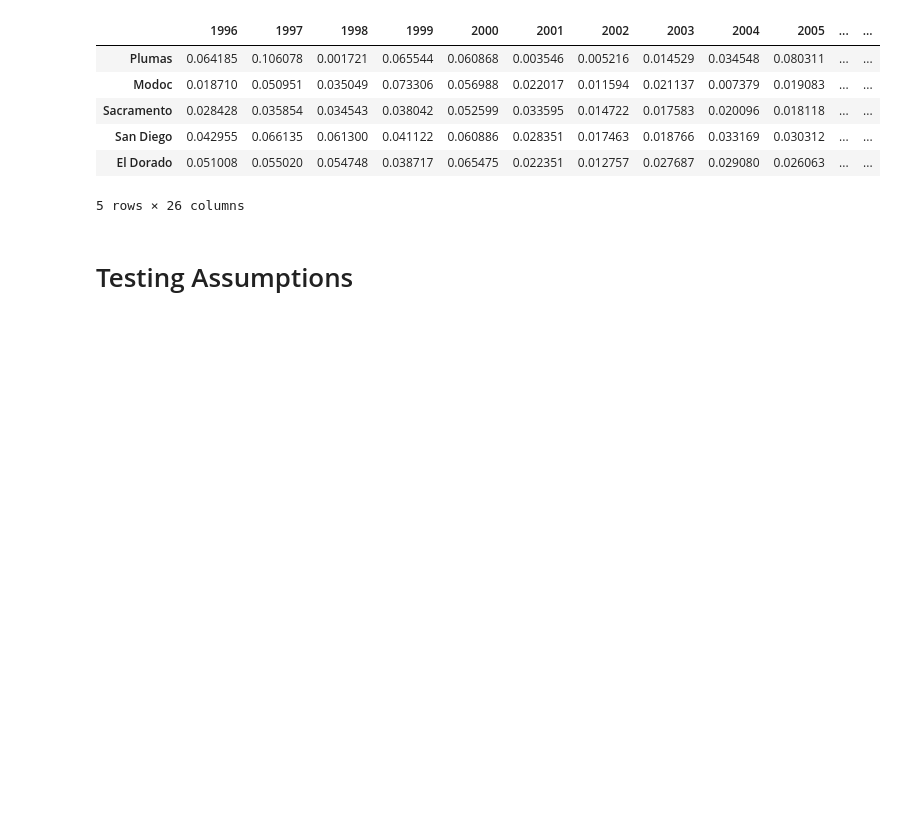
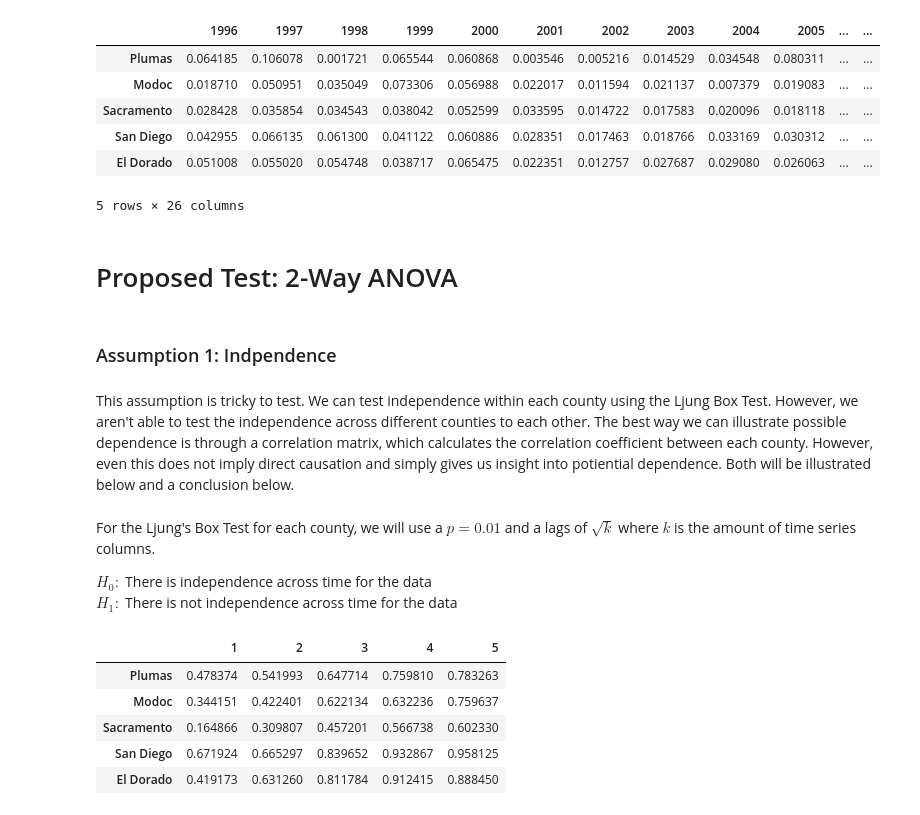
Before and after one commit to aindraga/Math189_FinalProject, a Jupyter notebook: final_project.ipynb, the cells around one changed output. Cells and saved outputs as stored; diff of their text form; code cells hidden in the pictures; blank space fills up the shorter version.

Commit message:
Independence Assumption

```diff
--- a/final_project.ipynb
+++ b/final_project.ipynb
@@ -62,5 +65,30 @@ pct_change_df.head()
 | San Diego | 0.042955 | 0.066135 | 0.061300 | 0.041122 | 0.060886 | 0.028351 | 0.017463 | 0.018766 | 0.033169 | 0.030312 | ... | ... |
 | El Dorado | 0.051008 | 0.055020 | 0.054748 | 0.038717 | 0.065475 | 0.022351 | 0.012757 | 0.027687 | 0.029080 | 0.026063 | ... | ... |
 5 rows × 26 columns
-# %% [markdown]
-# Testing Assumptions
+# %% [markdown]
+# Proposed Test: 2-Way ANOVA
+# %% [markdown]
+### Assumption 1: Indpendence
+# %% [markdown]
+This assumption is tricky to test. We can test independence within each county using the Ljung Box Test. However, we aren't able to test the independence across different counties to each other. The best way we can illustrate possible dependence is through a correlation matrix, which calculates the correlation coefficient between each county. However, even this does not imply direct causation and simply gives us insight into potiential dependence. Both will be illustrated below and a conclusion below.
+# %% [markdown]
+For the Ljung's Box Test for each county, we will use a $p = 0.01$ and a lags of $\sqrt{k}$ where $k$ is the amount of time series columns.
+
+$H_0:$ There is independence across time for the data <br>
+$H_1:$ There is not independence across time for the data
+# %%
+county_box_df = pd.DataFrame()
+lags = round(np.sqrt(len(pct_change_df.columns)))
+for county in pct_change_df.index:
+    current_df = acorr_ljungbox(pct_change_df.loc[county], lags=lags)
+    county_box_df[county] = current_df["lb_pvalue"]
+
+county_box_df = county_box_df.T
+county_box_df.head()
+# %% [output]
+|  | 1 | 2 | 3 | 4 | 5 |
+| Plumas | 0.478374 | 0.541993 | 0.647714 | 0.759810 | 0.783263 |
+| Modoc | 0.344151 | 0.422401 | 0.622134 | 0.632236 | 0.759637 |
+| Sacramento | 0.164866 | 0.309807 | 0.457201 | 0.566738 | 0.602330 |
+| San Diego | 0.671924 | 0.665297 | 0.839652 | 0.932867 | 0.958125 |
+| El Dorado | 0.419173 | 0.631260 | 0.811784 | 0.912415 | 0.888450 |
```
Also changed, not shown: parts of 12 cells of this notebook.
